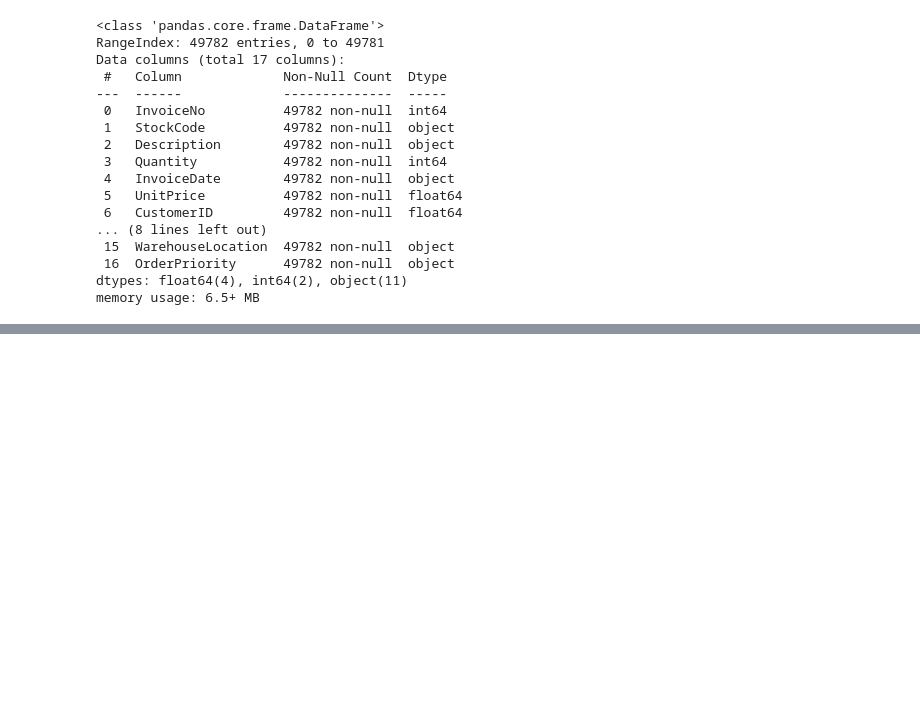
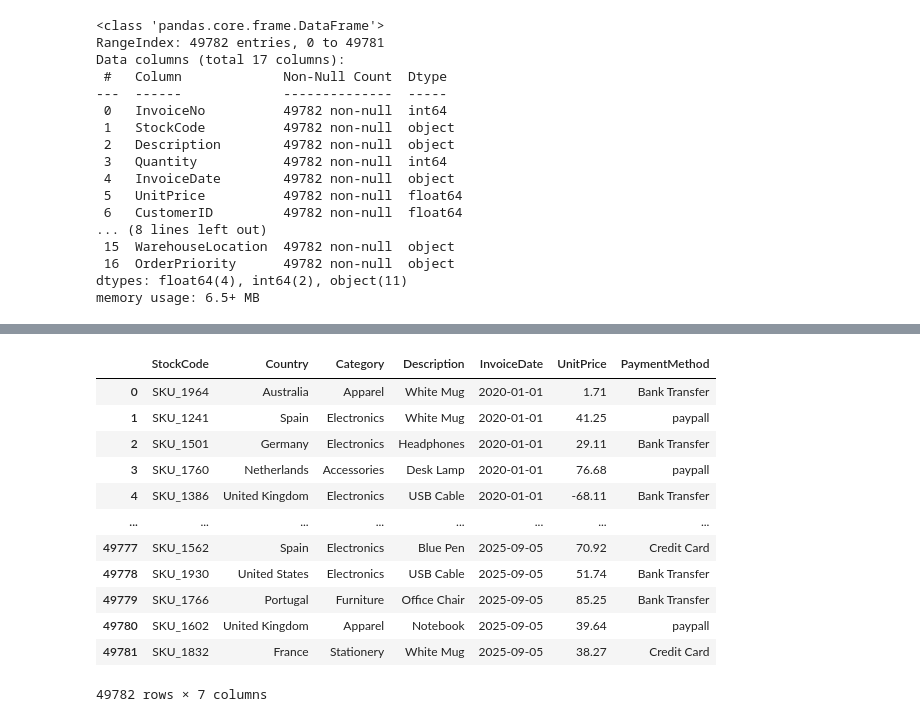
Before and after one commit to mks2607/Data_mks, a Jupyter notebook: Online_sales.ipynb, the cells around one changed output, grey strips where cells are left out. Saved outputs shown, nothing was run; the diff lists cells and outputs as text; code cells hidden in the pictures; blank space fills up the shorter version.

```diff
--- a/Online_sales.ipynb
+++ b/Online_sales.ipynb
@@ -224,0 +241,18 @@ memory usage: 6.5+ MB
+# %%
+df_svod = data[['StockCode','Country','Category','Description','InvoiceDate','UnitPrice','PaymentMethod']]
+
+df_svod
+# %% [output]
+|  | StockCode | Country | Category | Description | InvoiceDate | UnitPrice | PaymentMethod |
+| 0 | SKU_1964 | Australia | Apparel | White Mug | 2020-01-01 | 1.71 | Bank Transfer |
+| 1 | SKU_1241 | Spain | Electronics | White Mug | 2020-01-01 | 41.25 | paypall |
+| 2 | SKU_1501 | Germany | Electronics | Headphones | 2020-01-01 | 29.11 | Bank Transfer |
+| 3 | SKU_1760 | Netherlands | Accessories | Desk Lamp | 2020-01-01 | 76.68 | paypall |
+| 4 | SKU_1386 | United Kingdom | Electronics | USB Cable | 2020-01-01 | -68.11 | Bank Transfer |
+| ... | ... | ... | ... | ... | ... | ... | ... |
+| 49777 | SKU_1562 | Spain | Electronics | Blue Pen | 2025-09-05 | 70.92 | Credit Card |
+| 49778 | SKU_1930 | United States | Electronics | USB Cable | 2025-09-05 | 51.74 | Bank Transfer |
+| 49779 | SKU_1766 | Portugal | Furniture | Office Chair | 2025-09-05 | 85.25 | Bank Transfer |
+| 49780 | SKU_1602 | United Kingdom | Apparel | Notebook | 2025-09-05 | 39.64 | paypall |
+| 49781 | SKU_1832 | France | Stationery | White Mug | 2025-09-05 | 38.27 | Credit Card |
+49782 rows × 7 columns
```
Also changed, not shown: parts of 10 cells of this notebook.
